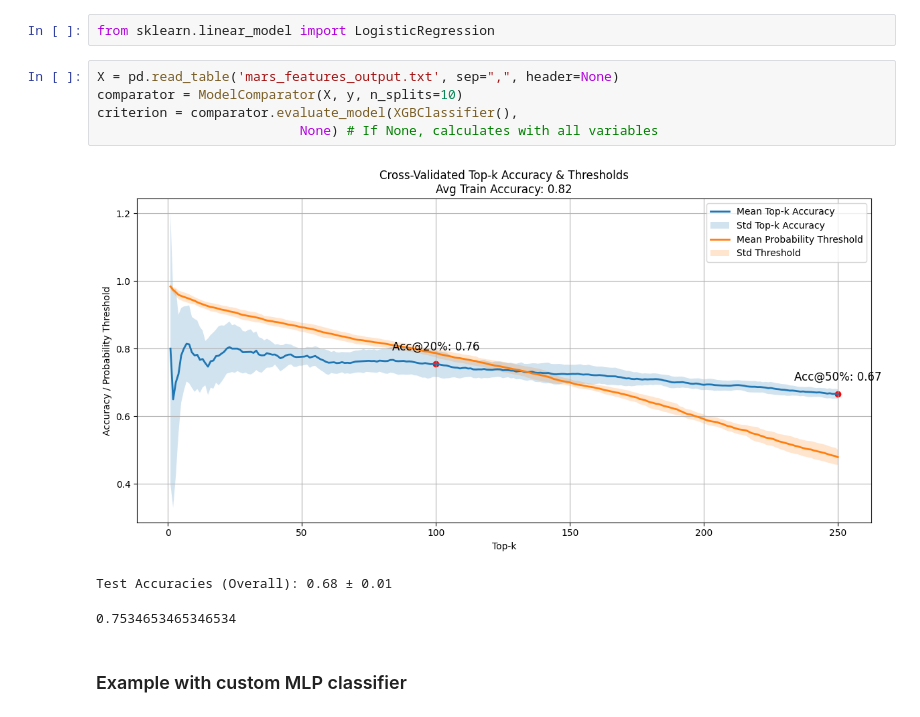
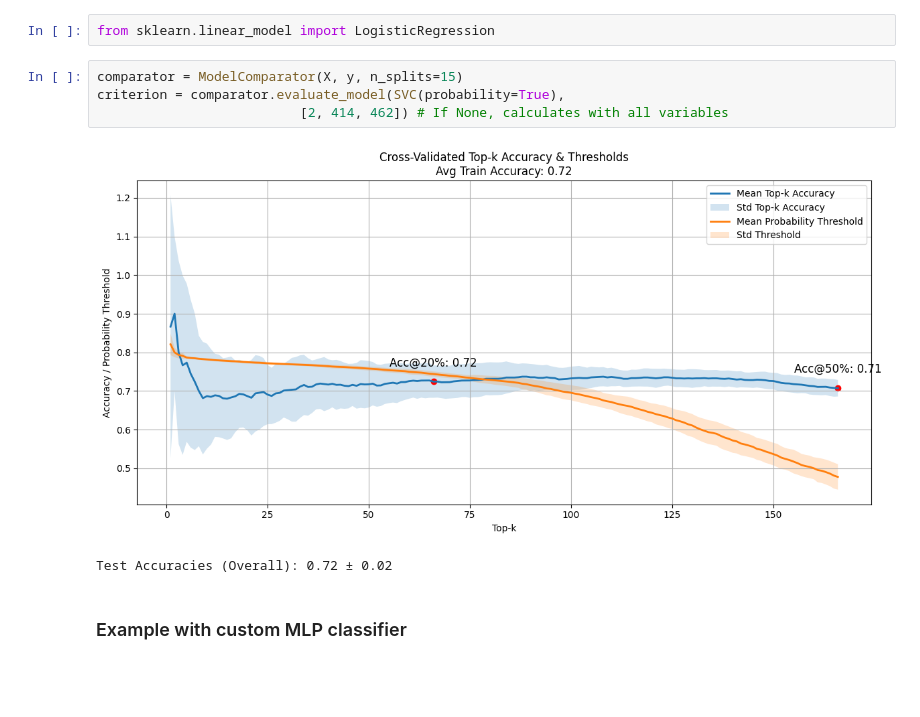
Before and after one commit to ssafiejko/aml_project_2, a Jupyter notebook: feature_selection.ipynb, the cells around one changed output. Saved outputs shown, nothing was run; the diff lists cells and outputs as text; blank space fills up the shorter version.

```diff
--- a/feature_selection.ipynb
+++ b/feature_selection.ipynb
@@ -22,14 +22,12 @@ comparator = ModelComparator(X, y, n_splits=10)
 # %%
 from sklearn.linear_model import LogisticRegression
 # %%
-X = pd.read_table('mars_features_output.txt', sep=",", header=None)
-comparator = ModelComparator(X, y, n_splits=10)
-criterion = comparator.evaluate_model(XGBClassifier(),
-                          None) # If None, calculates with all variables
+comparator = ModelComparator(X, y, n_splits=15)
+criterion = comparator.evaluate_model(SVC(probability=True),
+                          [2, 414, 462]) # If None, calculates with all variables
 # %% [output]
-[figure, old version]
+[figure, new version]
-Test Accuracies (Overall): 0.68 ± 0.01
+Test Accuracies (Overall): 0.72 ± 0.02
-0.7534653465346534
 # %% [markdown]
 ### Example with custom MLP classifier
 # %%
```
Also changed, not shown: parts of 5 cells of this notebook.
